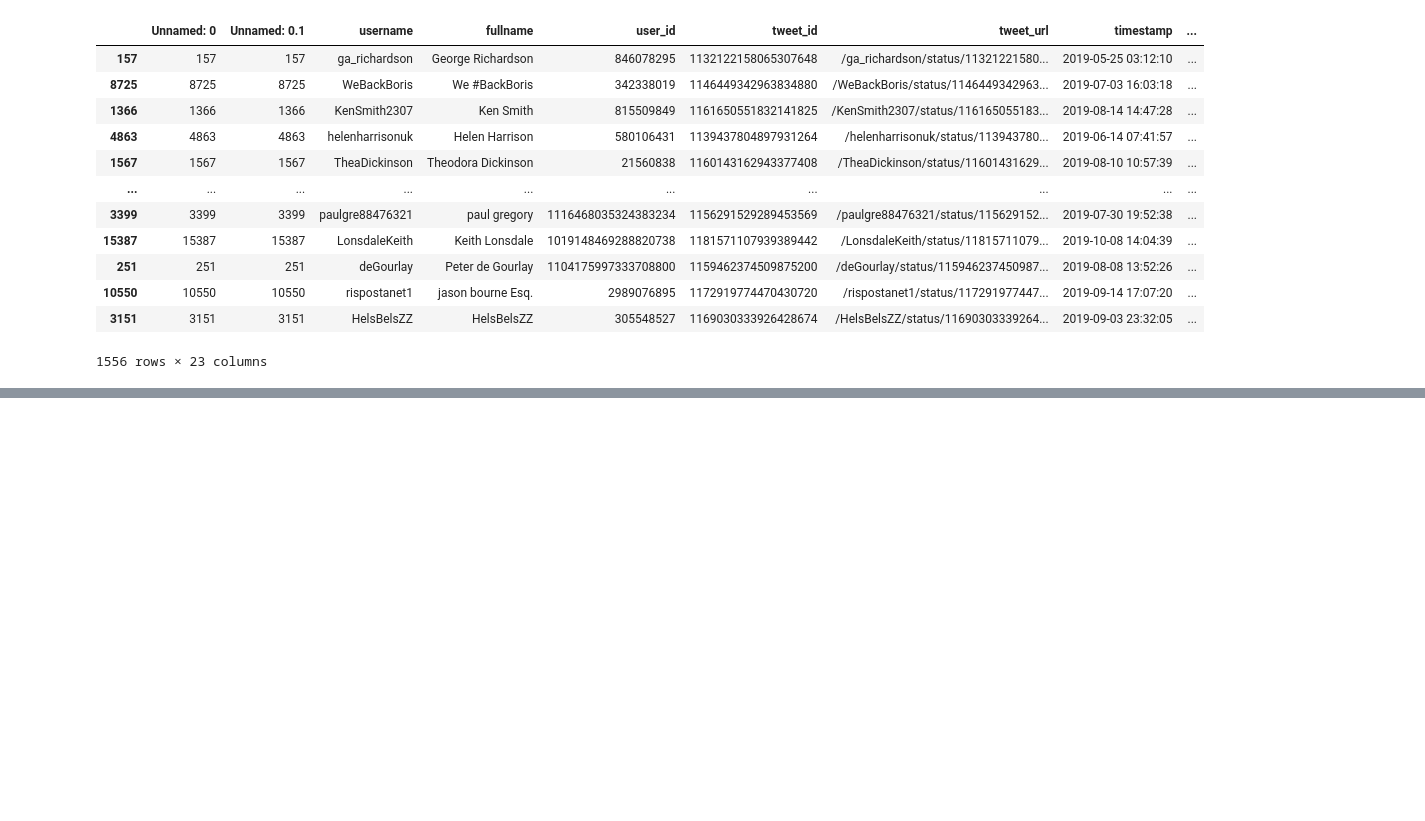
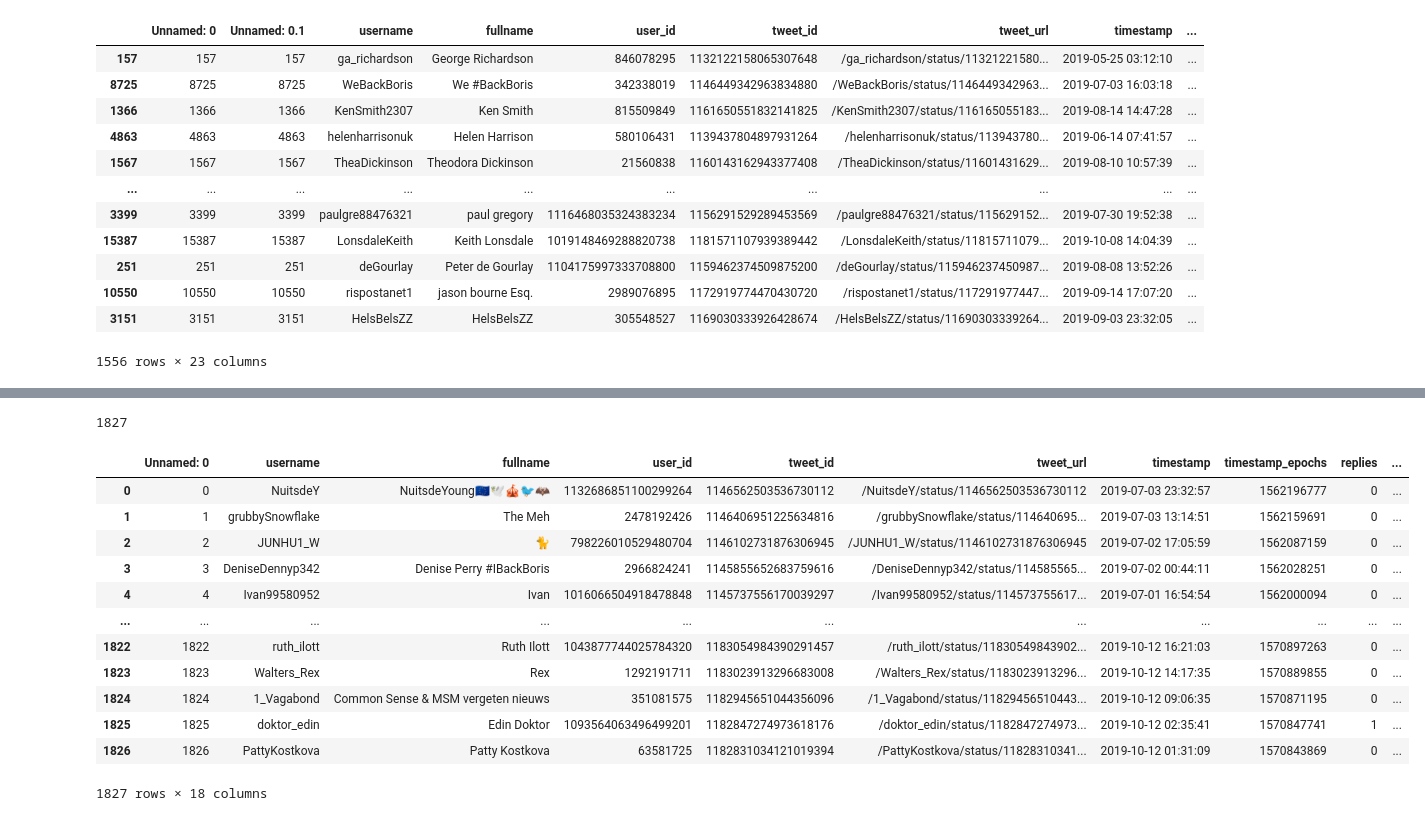
Before and after one commit to abhisheksaxena1998/packages, a Jupyter notebook: neg_an_pos.ipynb, the cells around one changed output, grey strips where cells are left out. Cells and saved outputs as stored; diff of their text form; code cells hidden in the pictures; blank space fills up the shorter version.

```diff
--- a/neg_an_pos.ipynb
+++ b/neg_an_pos.ipynb
@@ -131,0 +250,19 @@ df_m1.to_csv('wp2words.csv')
+# %%
+import pandas as pd
+import numpy as np
+
+# Read in the data
+import pandas as pd
+import numpy as np
+import matplotlib.pyplot as plt
+
+df1=pd.read_csv('#antibrexit_tweets.csv')
+
+
+print (f"Shape of dataframe is {df1.shape}")
+df1.head()
+X=df1['text']
+Z=df1['text']
+
+
+print (Z)
@@ -131,0 +283,15 @@ df_m1.to_csv('wp2words.csv')
+# %%
+import requests
+
+arr1=[]
+def post_json(url,json_data):
+    res= requests.post(url,json=json_data)
+    #print (res.json())
+    jsonobj=res.json()
+    arr1.append(jsonobj[0]['Stance'])
+    print (jsonobj[0]['Stance'])
+
+url="http://104.248.174.180/api/stance/brexit_tweets/"
+
+for i in X:
+    post_json(url,{"Tweets":[i]})
@@ -131,0 +316,21 @@ df_m1.to_csv('wp2words.csv')
+# %%
+len(arr1)
+# %% [output]
+1827
+# %%
+df1['stance']=arr1
+df1
+# %% [output]
+|  | Unnamed: 0 | username | fullname | user_id | tweet_id | tweet_url | timestamp | timestamp_epochs | replies | ... |
+| 0 | 0 | NuitsdeY | NuitsdeYoung🇪🇺🕊️🎪🐦🦇 | 1132686851100299264 | 1146562503536730112 | /NuitsdeY/status/1146562503536730112 | 2019-07-03 23:32:57 | 1562196777 | 0 | ... |
+| 1 | 1 | grubbySnowflake | The Meh | 2478192426 | 1146406951225634816 | /grubbySnowflake/status/114640695... | 2019-07-03 13:14:51 | 1562159691 | 0 | ... |
+| 2 | 2 | JUNHU1_W | 🐈 | 798226010529480704 | 1146102731876306945 | /JUNHU1_W/status/1146102731876306945 | 2019-07-02 17:05:59 | 1562087159 | 0 | ... |
+| 3 | 3 | DeniseDennyp342 | Denise Perry #IBackBoris | 2966824241 | 1145855652683759616 | /DeniseDennyp342/status/114585565... | 2019-07-02 00:44:11 | 1562028251 | 0 | ... |
+| 4 | 4 | Ivan99580952 | Ivan | 1016066504918478848 | 1145737556170039297 | /Ivan99580952/status/114573755617... | 2019-07-01 16:54:54 | 1562000094 | 0 | ... |
+| ... | ... | ... | ... | ... | ... | ... | ... | ... | ... | ... |
+| 1822 | 1822 | ruth_ilott | Ruth Ilott | 1043877744025784320 | 1183054984390291457 | /ruth_ilott/status/11830549843902... | 2019-10-12 16:21:03 | 1570897263 | 0 | ... |
+| 1823 | 1823 | Walters_Rex | Rex | 1292191711 | 1183023913296683008 | /Walters_Rex/status/1183023913296... | 2019-10-12 14:17:35 | 1570889855 | 0 | ... |
+| 1824 | 1824 | 1_Vagabond | Common Sense & MSM vergeten nieuws | 351081575 | 1182945651044356096 | /1_Vagabond/status/11829456510443... | 2019-10-12 09:06:35 | 1570871195 | 0 | ... |
+| 1825 | 1825 | doktor_edin | Edin Doktor | 1093564063496499201 | 1182847274973618176 | /doktor_edin/status/1182847274973... | 2019-10-12 02:35:41 | 1570847741 | 1 | ... |
+| 1826 | 1826 | PattyKostkova | Patty Kostkova | 63581725 | 1182831034121019394 | /PattyKostkova/status/11828310341... | 2019-10-12 01:31:09 | 1570843869 | 0 | ... |
+1827 rows × 18 columns
```
Also changed, not shown: parts of 25 cells of this notebook.
